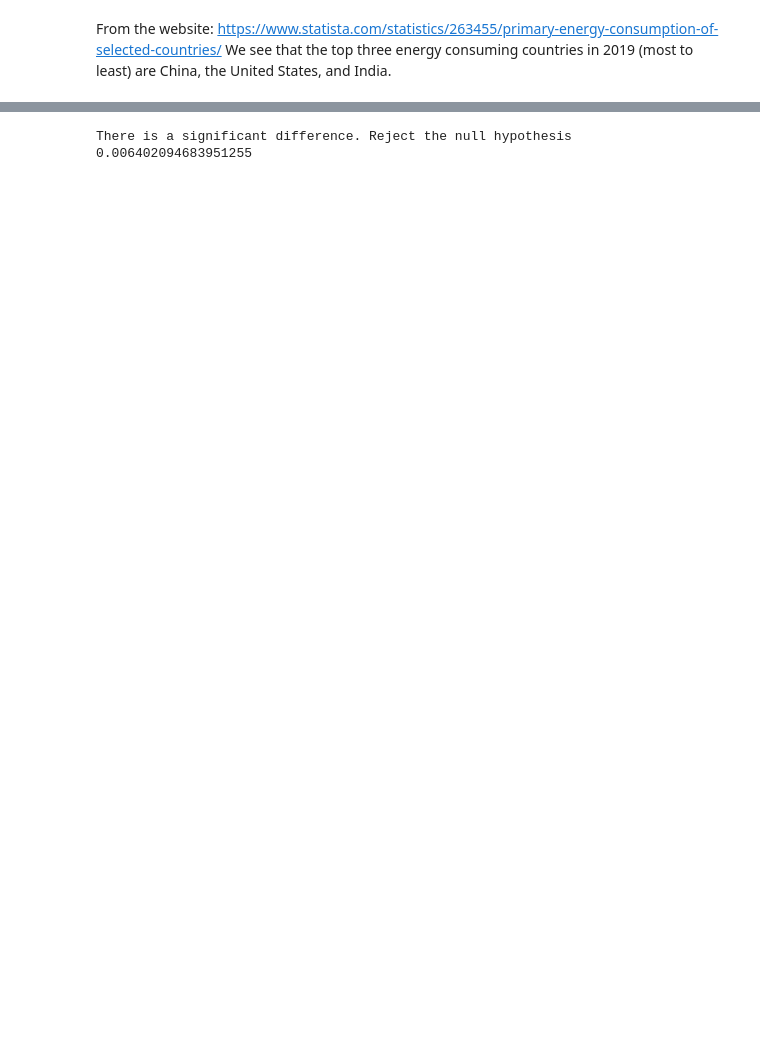
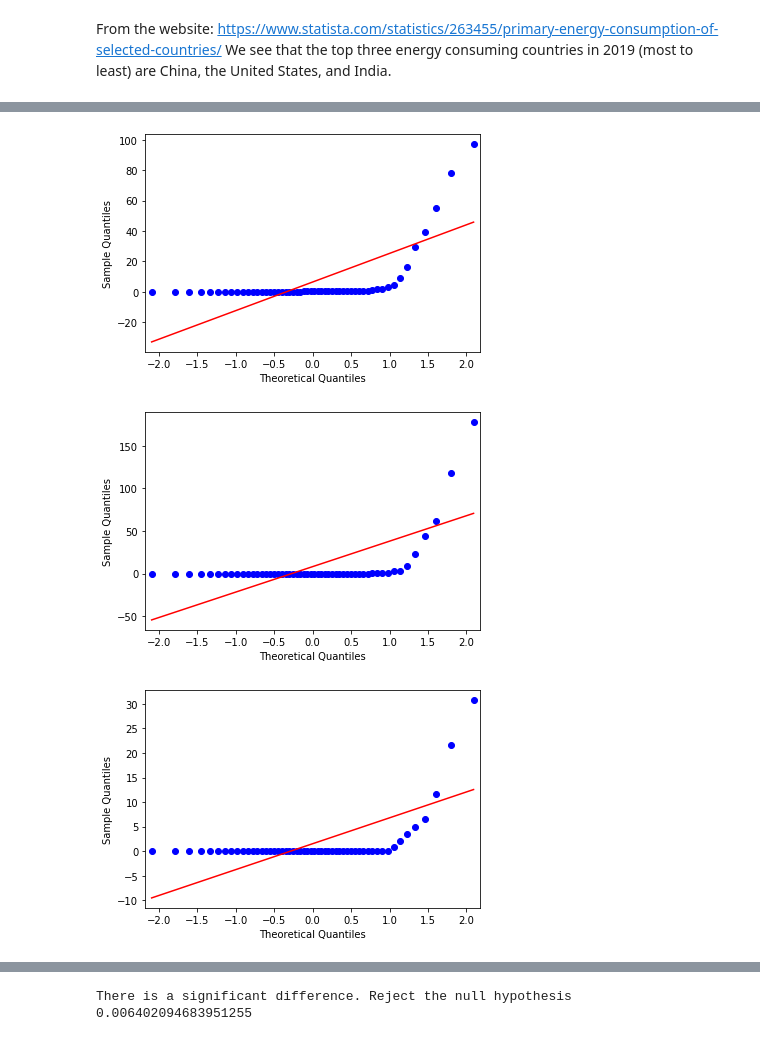
Before and after one commit to jhl126/Capstone1_Rename_later, a Jupyter notebook: Data Analysis.ipynb, the cells around one changed output, grey strips where cells are left out. Cells and saved outputs as stored; diff of their text form; code cells hidden in the pictures; blank space fills up the shorter version.

```diff
--- a/Data Analysis.ipynb
+++ b/Data Analysis.ipynb
@@ -62,0 +64,9 @@ qqplot(top_energy["Solar (terawatt-hours)"], line="s")
+# %%
+qqplot(us["Solar (terawatt-hours)"], line="s")
+qqplot(china["Solar (terawatt-hours)"], line="s")
+qqplot(india["Solar (terawatt-hours)"], line="s")
+plt.show()
+# %% [output]
+[figure, added]
+[figure, added]
+[figure, added]
```
Also changed, not shown: parts of 25 cells of this notebook.
